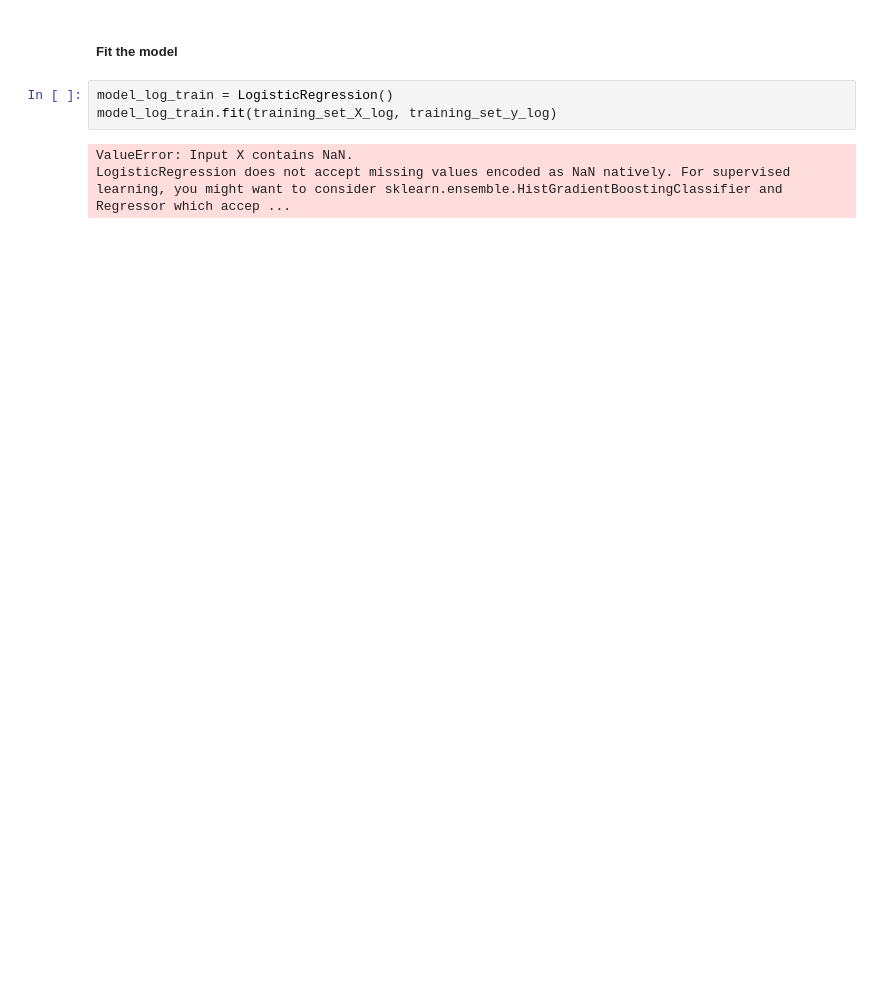
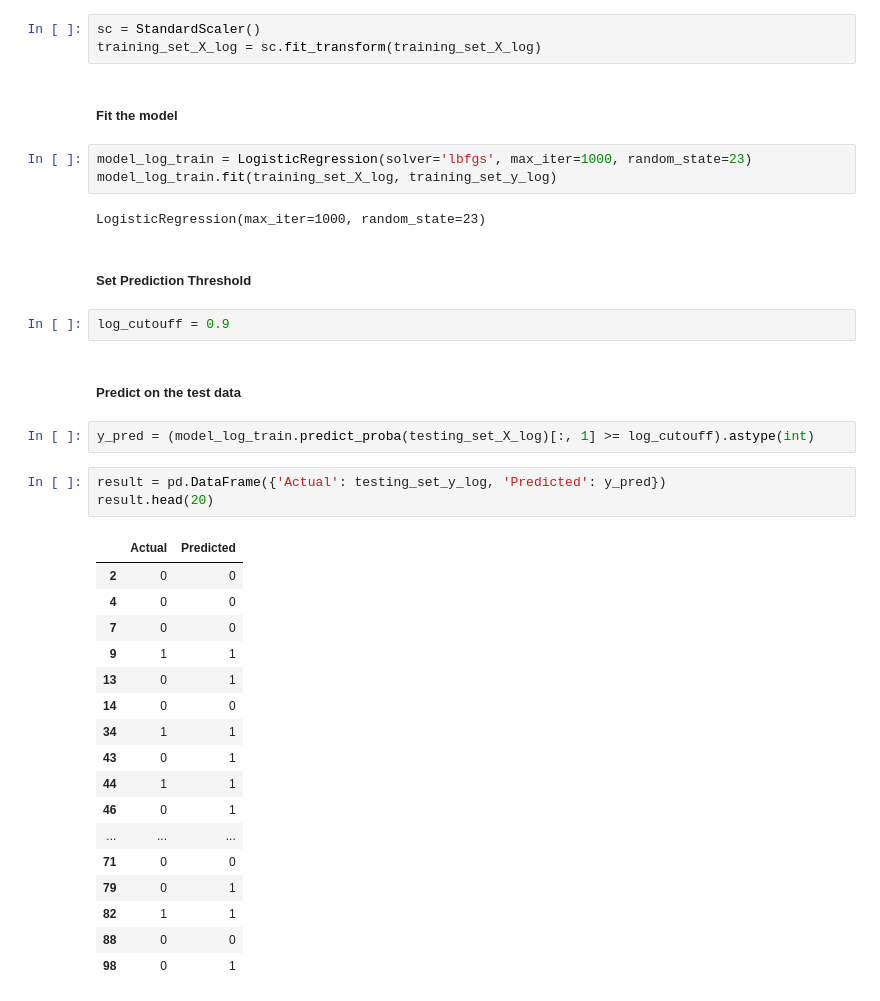
Before and after one commit to TraceGrain1/si618_final_project, a Jupyter notebook: Final_Project_Notebook.ipynb, the cells around one changed output. Cells and saved outputs as stored; diff of their text form; blank space fills up the shorter version.

```diff
--- a/Final_Project_Notebook.ipynb
+++ b/Final_Project_Notebook.ipynb
@@ -428,8 +455,39 @@ training_set_y_log = training_set['is_canceled']
+# %%
+sc = StandardScaler()
+training_set_X_log = sc.fit_transform(training_set_X_log)
 # %% [markdown]
 ##### Fit the model
 # %%
-model_log_train = LogisticRegression()
+model_log_train = LogisticRegression(solver='lbfgs', max_iter=1000, random_state=23)
 model_log_train.fit(training_set_X_log, training_set_y_log)
 # %% [output]
-ValueError: Input X contains NaN.
-LogisticRegression does not accept missing values encoded as NaN natively. For supervised learning, you might want to consider sklearn.ensemble.HistGradientBoostingClassifier and Regressor which accep ...
+LogisticRegression(max_iter=1000, random_state=23)
+# %% [markdown]
+##### Set Prediction Threshold
+# %%
+log_cutouff = 0.9
+# %% [markdown]
+##### Predict on the test data
+# %%
+y_pred = (model_log_train.predict_proba(testing_set_X_log)[:, 1] >= log_cutouff).astype(int)
+# %%
+result = pd.DataFrame({'Actual': testing_set_y_log, 'Predicted': y_pred})
+result.head(20)
+# %% [output]
+|  | Actual | Predicted |
+| 2 | 0 | 0 |
+| 4 | 0 | 0 |
+| 7 | 0 | 0 |
+| 9 | 1 | 1 |
+| 13 | 0 | 1 |
+| 14 | 0 | 0 |
+| 34 | 1 | 1 |
+| 43 | 0 | 1 |
+| 44 | 1 | 1 |
+| 46 | 0 | 1 |
+| ... | ... | ... |
+| 71 | 0 | 0 |
+| 79 | 0 | 1 |
+| 82 | 1 | 1 |
+| 88 | 0 | 0 |
+| 98 | 0 | 1 |
```
Also changed, not shown: parts of 12 cells of this notebook.
